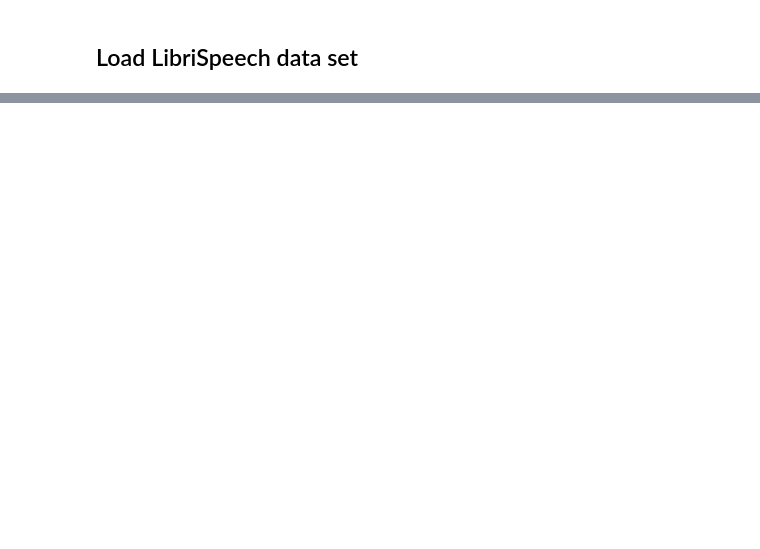
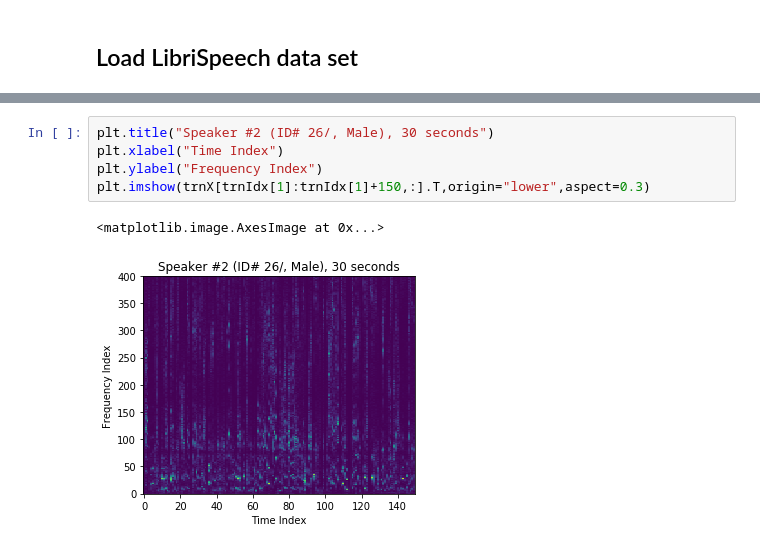
Before and after one commit to Lab41/cyphercat, a Jupyter notebook: Classification_baselines/LibriSpeech/LibriSpeech.ipynb, the cells around one changed output, grey strips where cells are left out. Saved outputs shown, nothing was run; the diff lists cells and outputs as text; blank space fills up the shorter version.

```diff
--- a/Classification_baselines/LibriSpeech/LibriSpeech.ipynb
+++ b/Classification_baselines/LibriSpeech/LibriSpeech.ipynb
@@ -232,0 +449,8 @@ Splitting transcriptions and creating dataframes...
+# %%
+plt.title("Speaker #2 (ID# 26/, Male), 30 seconds")
+plt.xlabel("Time Index")
+plt.ylabel("Frequency Index")
+plt.imshow(trnX[trnIdx[1]:trnIdx[1]+150,:].T,origin="lower",aspect=0.3)
+# %% [output]
+<matplotlib.image.AxesImage at 0x...>
+[figure, added]
```
Also changed, not shown: parts of 25 cells of this notebook, 51 other files.
